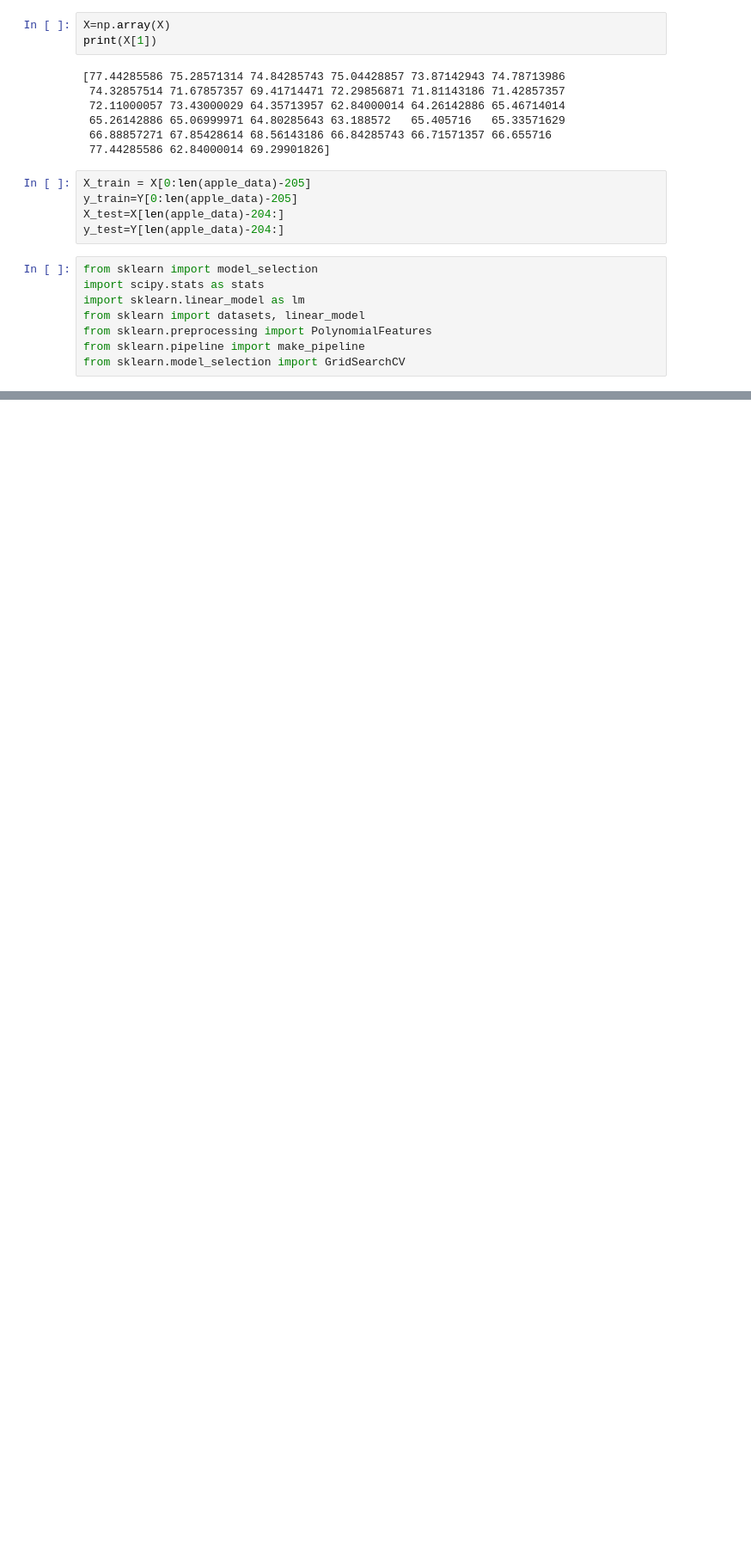
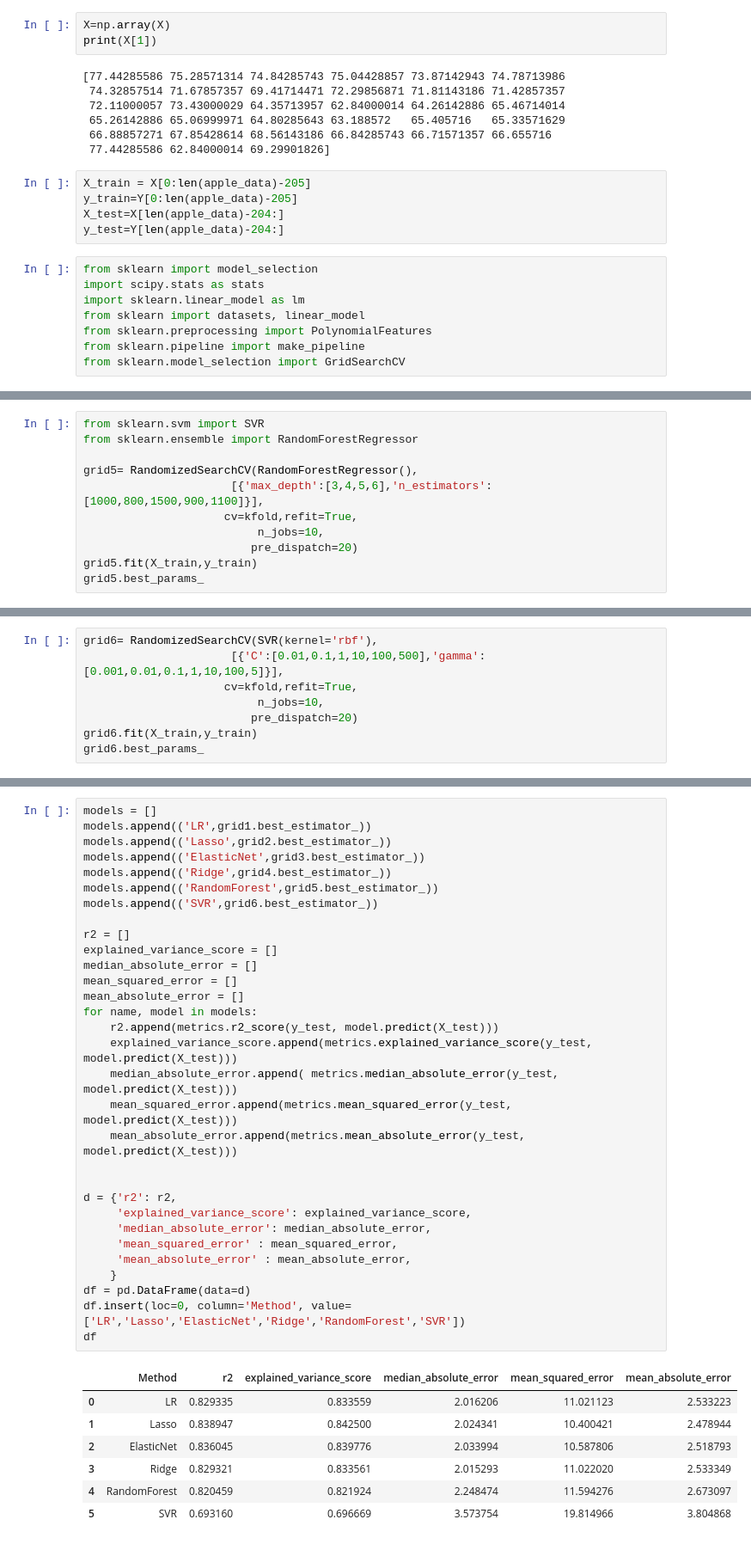
Before and after one commit to GrayMan124/SI_Projekt, a Jupyter notebook: Projekt.ipynb, the cells around one changed output, grey strips where cells are left out. Shown at 86% size. Drawn from its saved outputs; the diff is of its cells as text; blank space fills up the shorter version.

Commit message:
podstawowe_modele

```diff
--- a/Projekt.ipynb
+++ b/Projekt.ipynb
@@ -195,0 +208,11 @@ R^2: 0.9785079457909572
+# %%
+from sklearn.svm import SVR
+from sklearn.ensemble import RandomForestRegressor
+
+grid5= RandomizedSearchCV(RandomForestRegressor(),
+                      [{'max_depth':[3,4,5,6],'n_estimators':[1000,800,1500,900,1100]}],
+                     cv=kfold,refit=True,
+                          n_jobs=10,
+                         pre_dispatch=20)
+grid5.fit(X_train,y_train)
+grid5.best_params_
@@ -195,0 +221,8 @@ R^2: 0.9785079457909572
+# %%
+grid6= RandomizedSearchCV(SVR(kernel='rbf'),
+                      [{'C':[0.01,0.1,1,10,100,500],'gamma':[0.001,0.01,0.1,1,10,100,5]}],
+                     cv=kfold,refit=True,
+                          n_jobs=10,
+                         pre_dispatch=20)
+grid6.fit(X_train,y_train)
+grid6.best_params_
@@ -195,0 +231,39 @@ R^2: 0.9785079457909572
+# %%
+models = []
+models.append(('LR',grid1.best_estimator_))
+models.append(('Lasso',grid2.best_estimator_))
+models.append(('ElasticNet',grid3.best_estimator_))
+models.append(('Ridge',grid4.best_estimator_))
+models.append(('RandomForest',grid5.best_estimator_))
+models.append(('SVR',grid6.best_estimator_))
+
+r2 = []
+explained_variance_score = []
+median_absolute_error = []
+mean_squared_error = []
+mean_absolute_error = []
+for name, model in models:
+    r2.append(metrics.r2_score(y_test, model.predict(X_test)))
+    explained_variance_score.append(metrics.explained_variance_score(y_test, model.predict(X_test)))
+    median_absolute_error.append( metrics.median_absolute_error(y_test, model.predict(X_test)))
+    mean_squared_error.append(metrics.mean_squared_error(y_test, model.predict(X_test)))
+    mean_absolute_error.append(metrics.mean_absolute_error(y_test, model.predict(X_test)))
+
+
+d = {'r2': r2,
+     'explained_variance_score': explained_variance_score,
+     'median_absolute_error': median_absolute_error,
+     'mean_squared_error' : mean_squared_error,
+     'mean_absolute_error' : mean_absolute_error,
+    }
+df = pd.DataFrame(data=d)
+df.insert(loc=0, column='Method', value=['LR','Lasso','ElasticNet','Ridge','RandomForest','SVR'])
+df
+# %% [output]
+|  | Method | r2 | explained_variance_score | median_absolute_error | mean_squared_error | mean_absolute_error |
+| 0 | LR | 0.829335 | 0.833559 | 2.016206 | 11.021123 | 2.533223 |
+| 1 | Lasso | 0.838947 | 0.842500 | 2.024341 | 10.400421 | 2.478944 |
+| 2 | ElasticNet | 0.836045 | 0.839776 | 2.033994 | 10.587806 | 2.518793 |
+| 3 | Ridge | 0.829321 | 0.833561 | 2.015293 | 11.022020 | 2.533349 |
+| 4 | RandomForest | 0.820459 | 0.821924 | 2.248474 | 11.594276 | 2.673097 |
+| 5 | SVR | 0.693160 | 0.696669 | 3.573754 | 19.814966 | 3.804868 |
```
Also changed, not shown: parts of 28 cells of this notebook.
